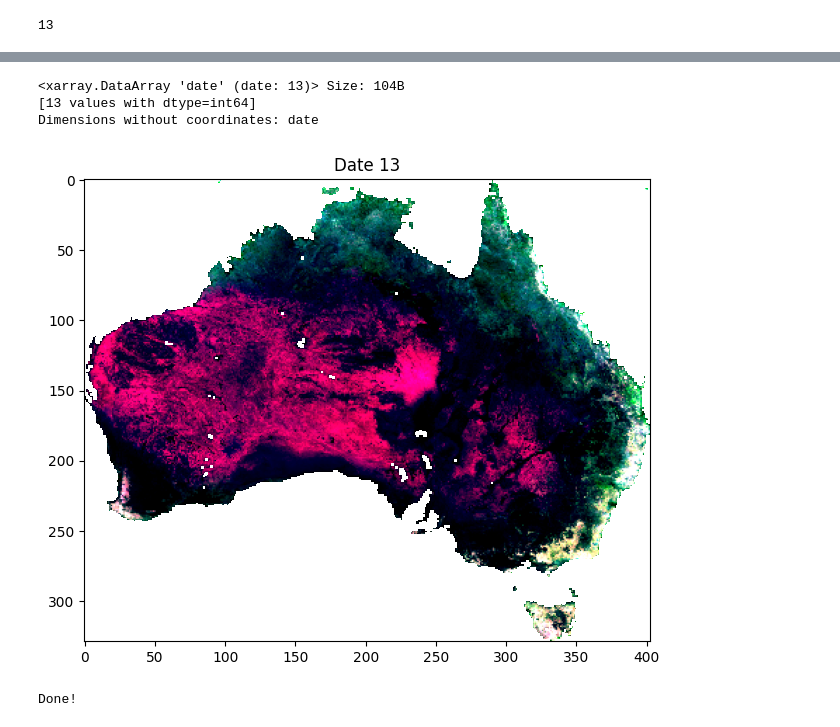
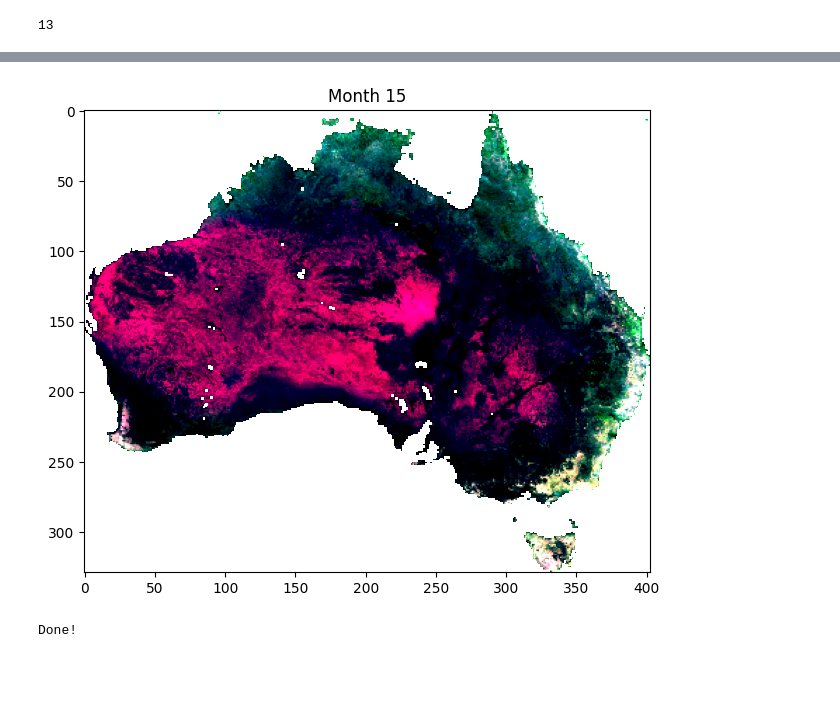
Before and after one commit to eschlossberg/pace-just-land, a Jupyter notebook: plant_pigment.ipynb, the cells around one changed output, grey strips where cells are left out. Cells and saved outputs as stored; diff of their text form; code cells hidden in the pictures; blank space fills up the shorter version.

```diff
--- a/plant_pigment.ipynb
+++ b/plant_pigment.ipynb
@@ -15,7 +21,7 @@ results_land = earthaccess.search_data(
     short_name="PACE_OCI_L3M_LANDVI",
     temporal=tspan,
     bounding_box=bbox,
-    granule_name="*.MO.*0p1deg*",  # Daily, 8-day or monthly: Day, 8D or MO | Resolution: 0p1deg or 0.4km
+    granule_name="*.Day.*0p1deg*",  # Daily, 8-day or monthly: Day, 8D or MO | Resolution: 0p1deg or 0.4km
 )
 # %%
 paths = earthaccess.open(results_land)
@@ -75,10 +64,10 @@ dataset_veg = dataset_land.drop_vars(
 )
 # %%
 dataset_v_norm = dataset_veg.astype(np.float64)
-# dataset_v_norm = (
-#     (dataset_veg - dataset_veg.min())
-#     / (dataset_veg.max() - dataset_veg.min())
-# )
+dataset_v_norm = (
+    (dataset_veg - dataset_veg.min())
+    / (dataset_veg.max() - dataset_veg.min())
+)
 # %%
 dataset_land
 # %% [output]
@@ -162,8 +154,3 @@ plt.show()
 # %%
-
-# australia = plant_pigments.sel(lat=slice(min_lat, max_lat), lon=slice(min_lon, max_lon))
-australia.coords["date"]
+australia.name = "pigment"
+ds_australia = australia.to_dataset()
-# %% [output]
-<xarray.DataArray 'date' (date: 13)> Size: 104B
-[13 values with dtype=int64]
-Dimensions without coordinates: date
@@ -181,5 +174,6 @@ Dimensions without coordinates: date
 # %%
-# Check your array shape: assuming (3, time, lat, lon)
+# ANIMATION
+
 num_channels, num_dates, lat_dim, lon_dim = australia.shape
 
 assert num_channels == 3, "Expected 3 variables for RGB"
@@ -189,36 +183,36 @@ def normalize_rgb(rgb_array):
     """Normalize to [0, 1] per channel if values are not already in that range"""
     rgb_norm = np.empty_like(rgb_array, dtype=np.float32)
     for c in range(3):
         channel = rgb_array[c]
         min_val = np.nanmin(channel)
         max_val = np.nanmax(channel)
         rgb_norm[c] = (channel - min_val) / (max_val - min_val + 1e-8)
     return rgb_norm
 
 # Create figure and axes
 fig, ax = plt.subplots(figsize=(8, 6))
 
 # Get first frame RGB image
 rgb0 = normalize_rgb(australia[:, 0, :, :])
 rgb0 = np.moveaxis(rgb0, 0, -1)  # (3, H, W) → (H, W, 3)
 
 im = ax.imshow(rgb0, animated=True)
-title = ax.set_title("Date 1")
+title = ax.set_title("Month 3")
 
 # Animation update function
 def update(frame):
     rgb = normalize_rgb(australia[:, frame, :, :])
     rgb = np.moveaxis(rgb, 0, -1)  # (3, H, W) → (H, W, 3)
     im.set_data(rgb)
-    title.set_text(f"Date {frame + 1}")
+    title.set_text(f"Month {frame + 3}")
     return [im, title]
 
 ani = animation.FuncAnimation(fig, update, frames=num_dates, blit=True, interval=500)
 
 ani.save('australia_rgb_animation.gif', writer='pillow', fps=2)
 plt.show()
 # %% [output]
-[figure, old version]
+[figure, new version]
 # %%
 print('Done!')
 # %% [output]
```
Also changed, not shown: parts of 8 cells of this notebook, 4 other files.
